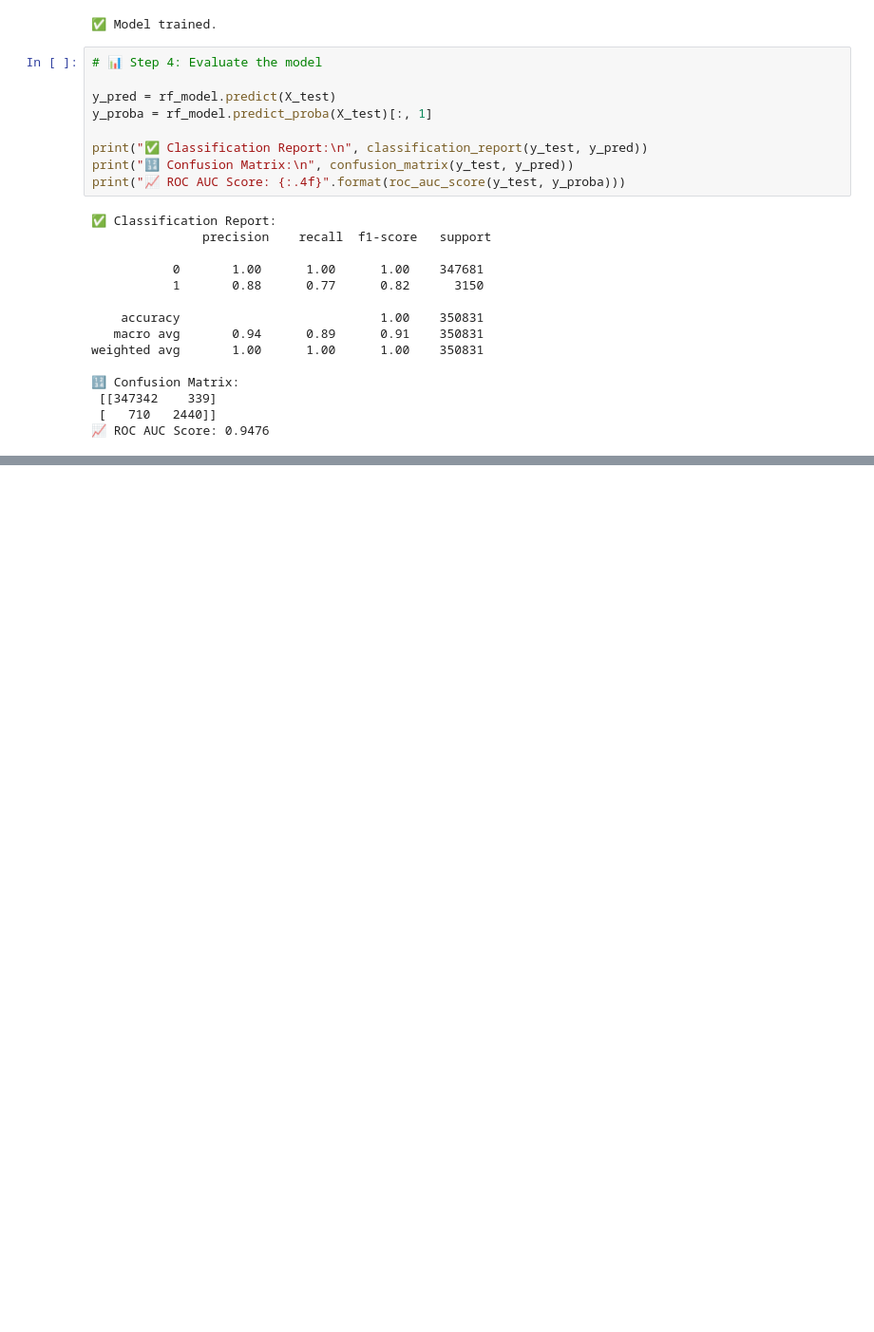
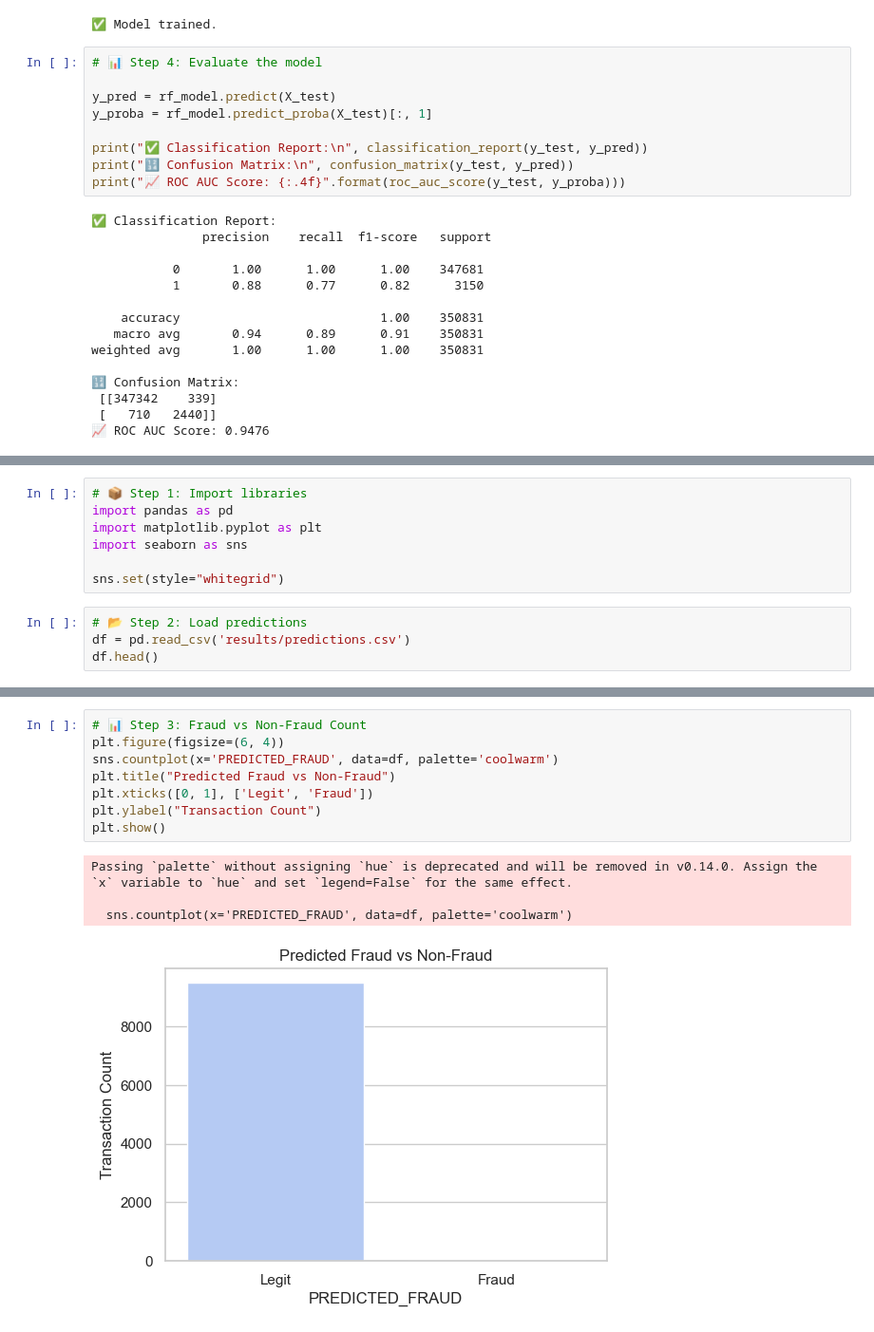
Before and after one commit to Zubin123/Fraud-Transaction-Detection-, a Jupyter notebook: notebooks/EDA.ipynb, the cells around one changed output, grey strips where cells are left out. Shown at 95% size. Cells and saved outputs as stored; diff of their text form; blank space fills up the shorter version.

```diff
--- a/notebooks/EDA.ipynb
+++ b/notebooks/EDA.ipynb
@@ -279,0 +326,11 @@ weighted avg       1.00      1.00      1.00    350831
+# %%
+# 📦 Step 1: Import libraries
+import pandas as pd
+import matplotlib.pyplot as plt
+import seaborn as sns
+
+sns.set(style="whitegrid")
+# %%
+# 📂 Step 2: Load predictions
+df = pd.read_csv('results/predictions.csv')
+df.head()
@@ -279,0 +344,13 @@ weighted avg       1.00      1.00      1.00    350831
+# %%
+# 📊 Step 3: Fraud vs Non-Fraud Count
+plt.figure(figsize=(6, 4))
+sns.countplot(x='PREDICTED_FRAUD', data=df, palette='coolwarm')
+plt.title("Predicted Fraud vs Non-Fraud")
+plt.xticks([0, 1], ['Legit', 'Fraud'])
+plt.ylabel("Transaction Count")
+plt.show()
+# %% [output]
+Passing `palette` without assigning `hue` is deprecated and will be removed in v0.14.0. Assign the `x` variable to `hue` and set `legend=False` for the same effect.
+
+  sns.countplot(x='PREDICTED_FRAUD', data=df, palette='coolwarm')
+[figure, added]
```
Also changed, not shown: parts of 8 cells of this notebook, 13 other files.
